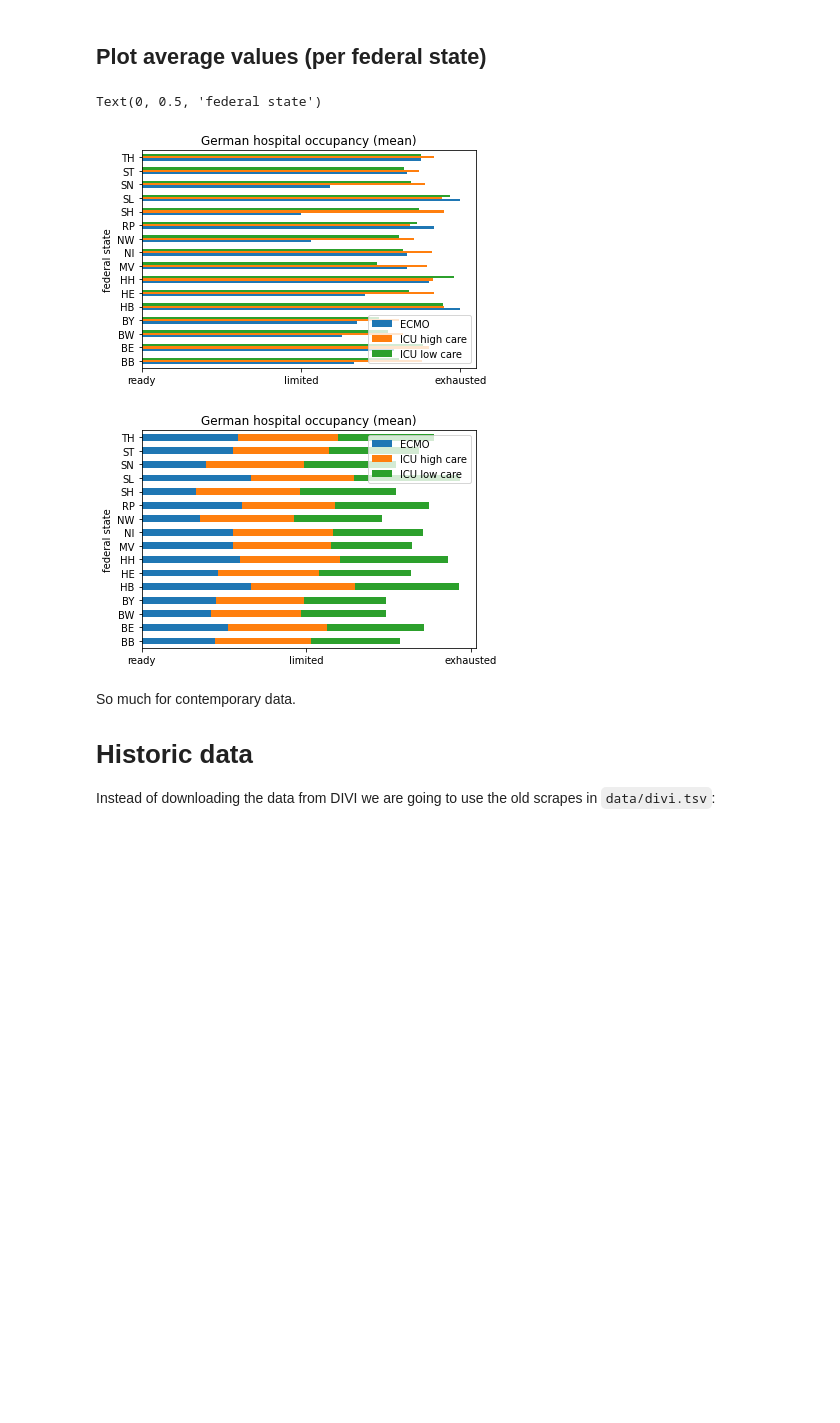
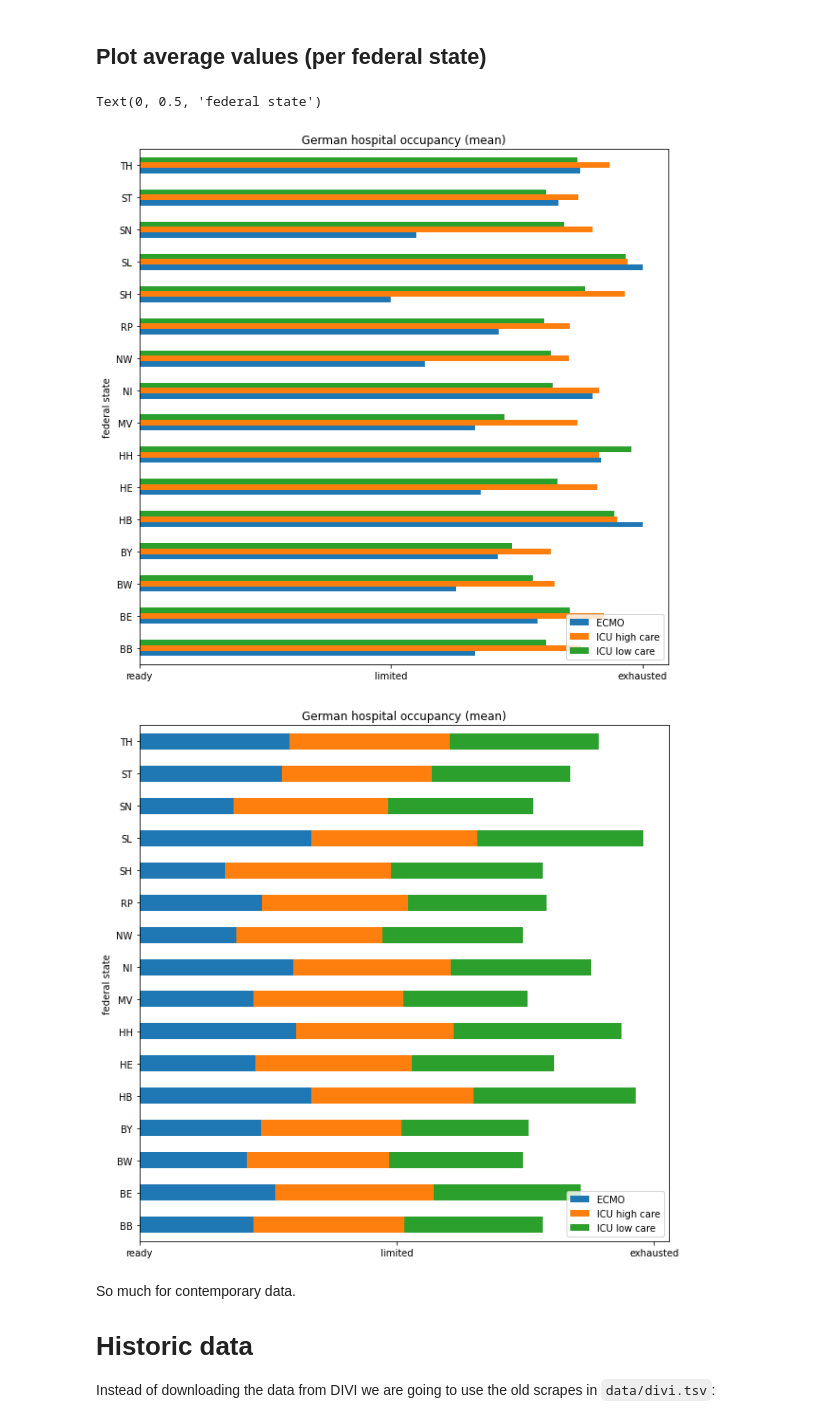
Before and after one commit to pschwede/covid19plots, a Jupyter notebook: scrape_divi.ipynb, the cells around one changed output. Saved outputs shown, nothing was run; the diff lists cells and outputs as text; code cells hidden in the pictures; blank space fills up the shorter version.

Commit message:
chg: bigger figures; upd: data; fix: divi data unmerged lines

```diff
--- a/scrape_divi.ipynb
+++ b/scrape_divi.ipynb
@@ -100,20 +59,20 @@ df.describe()
 # %%
 df \
 .groupby('Bundesland').mean().reset_index() \
-.plot(kind='barh', x='Bundesland', y=['ECMO', 'ICU high care', 'ICU low care'], stacked=False)
+.plot(kind='barh', x='Bundesland', y=['ECMO', 'ICU high care', 'ICU low care'], stacked=False, figsize=(10,10))
 plt.title("German hospital occupancy (mean)")
 plt.xticks([0.0, 0.5, 1.0],["ready", "limited", "exhausted"])
 plt.ylabel("federal state")
 df \
 .groupby('Bundesland').mean().reset_index() \
-.plot(kind='barh', x='Bundesland', y=['ECMO', 'ICU high care', 'ICU low care'], stacked=True)
+.plot(kind='barh', x='Bundesland', y=['ECMO', 'ICU high care', 'ICU low care'], stacked=True, figsize=(10,10))
 plt.title("German hospital occupancy (mean)")
 plt.xticks([0.0, 1.5, 3.0],["ready", "limited", "exhausted"]) # 3x[0..1] = [0..3]
 plt.ylabel("federal state")
 # %% [output]
 Text(0, 0.5, 'federal state')
-[figure, old version]
+[figure, new version]
-[figure, old version]
+[figure, new version]
 # %% [markdown]
 So much for contemporary data.
 
```
Also changed, not shown: parts of 12 cells of this notebook, 4 other files.
